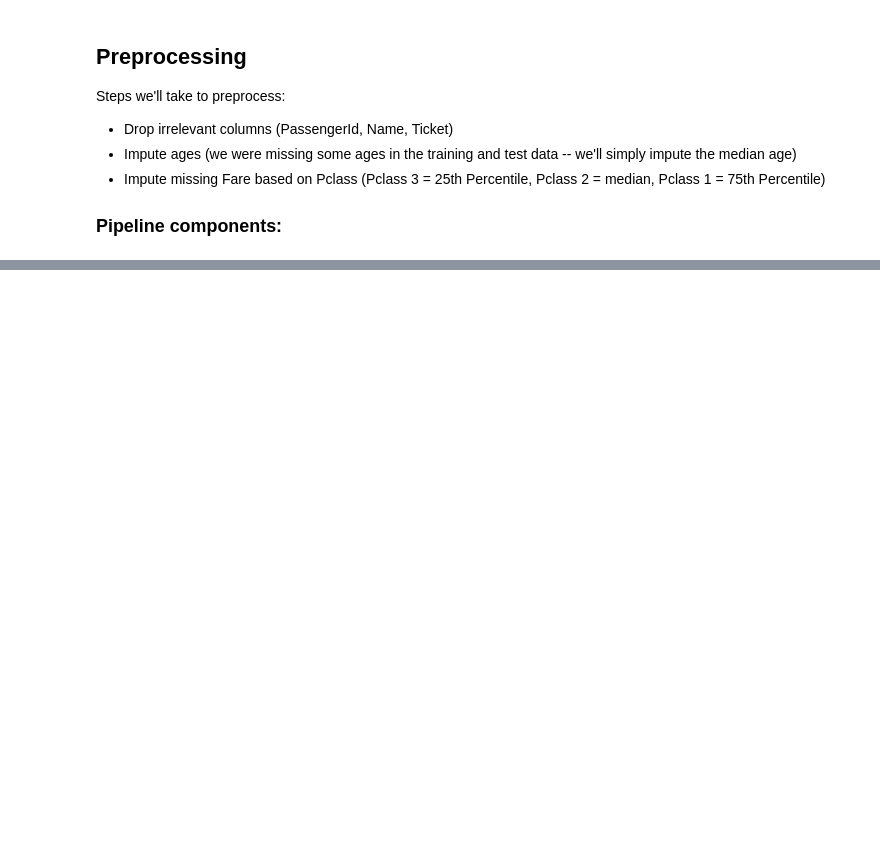
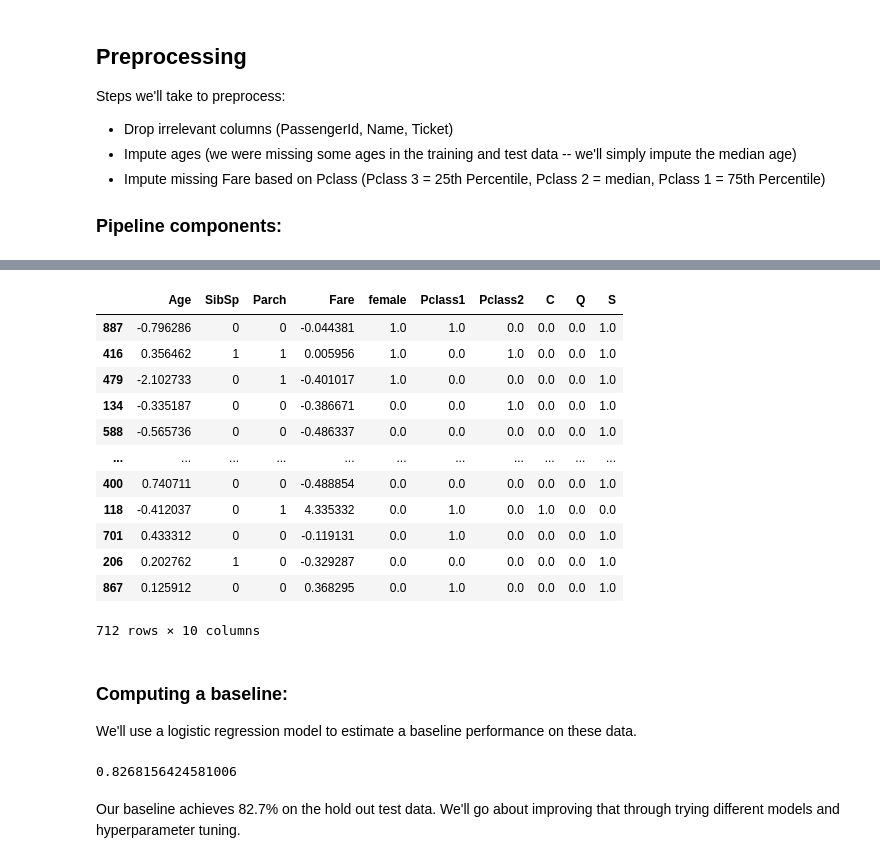
Before and after one commit to asusevski/Titanic, a Jupyter notebook: Titanic-sklearn/Titanic-sklearn.ipynb, the cells around one changed output, grey strips where cells are left out. Saved outputs shown, nothing was run; the diff lists cells and outputs as text; code cells hidden in the pictures; blank space fills up the shorter version.

```diff
--- a/Titanic-sklearn/Titanic-sklearn.ipynb
+++ b/Titanic-sklearn/Titanic-sklearn.ipynb
@@ -189,7 +210,7 @@ class FeatureEncoder(BaseEstimator, TransformerMixin):
 # %%
 pipe = Pipeline([
     ("dropper", Dropper()),
-    ("imputer", AgeImputer())
+    ("imputer", AgeImputer()),
+    ("feature_encoder", FeatureEncoder()),
+    ("scaler", Scaler())
 ])
-# %%
-pipe.fit_transform(df_train)
@@ -209,0 +217,3 @@ pipe.fit_transform(df_train)
+# %%
+df_train_preprocessed = pipe.fit_transform(df_train)
+df_test_preprocessed = pipe.fit_transform(df_test)
@@ -209,0 +224,30 @@ pipe.fit_transform(df_train)
+# %%
+X_train, X_test, y_train, y_test = train_test_split(df_train_preprocessed.drop(columns=['Survived']), df_train_preprocessed['Survived'], test_size=0.2, random_state=5)
+# %%
+X_train
+# %% [output]
+|  | Age | SibSp | Parch | Fare | female | Pclass1 | Pclass2 | C | Q | S |
+| 887 | -0.796286 | 0 | 0 | -0.044381 | 1.0 | 1.0 | 0.0 | 0.0 | 0.0 | 1.0 |
+| 416 | 0.356462 | 1 | 1 | 0.005956 | 1.0 | 0.0 | 1.0 | 0.0 | 0.0 | 1.0 |
+| 479 | -2.102733 | 0 | 1 | -0.401017 | 1.0 | 0.0 | 0.0 | 0.0 | 0.0 | 1.0 |
+| 134 | -0.335187 | 0 | 0 | -0.386671 | 0.0 | 0.0 | 1.0 | 0.0 | 0.0 | 1.0 |
+| 588 | -0.565736 | 0 | 0 | -0.486337 | 0.0 | 0.0 | 0.0 | 0.0 | 0.0 | 1.0 |
+| ... | ... | ... | ... | ... | ... | ... | ... | ... | ... | ... |
+| 400 | 0.740711 | 0 | 0 | -0.488854 | 0.0 | 0.0 | 0.0 | 0.0 | 0.0 | 1.0 |
+| 118 | -0.412037 | 0 | 1 | 4.335332 | 0.0 | 1.0 | 0.0 | 1.0 | 0.0 | 0.0 |
+| 701 | 0.433312 | 0 | 0 | -0.119131 | 0.0 | 1.0 | 0.0 | 0.0 | 0.0 | 1.0 |
+| 206 | 0.202762 | 1 | 0 | -0.329287 | 0.0 | 0.0 | 0.0 | 0.0 | 0.0 | 1.0 |
+| 867 | 0.125912 | 0 | 0 | 0.368295 | 0.0 | 1.0 | 0.0 | 0.0 | 0.0 | 1.0 |
+712 rows × 10 columns
+# %% [markdown]
+### Computing a baseline:
+
+We'll use a logistic regression model to estimate a baseline performance on these data.
+# %%
+baseline = LogisticRegression()
+baseline.fit(X_train, y_train)
+baseline.score(X_test, y_test)
+# %% [output]
+0.8268156424581006
+# %% [markdown]
+Our baseline achieves 82.7% on the hold out test data. We'll go about improving that through trying different models and hyperparameter tuning.
```
Also changed, not shown: parts of 11 cells of this notebook.
